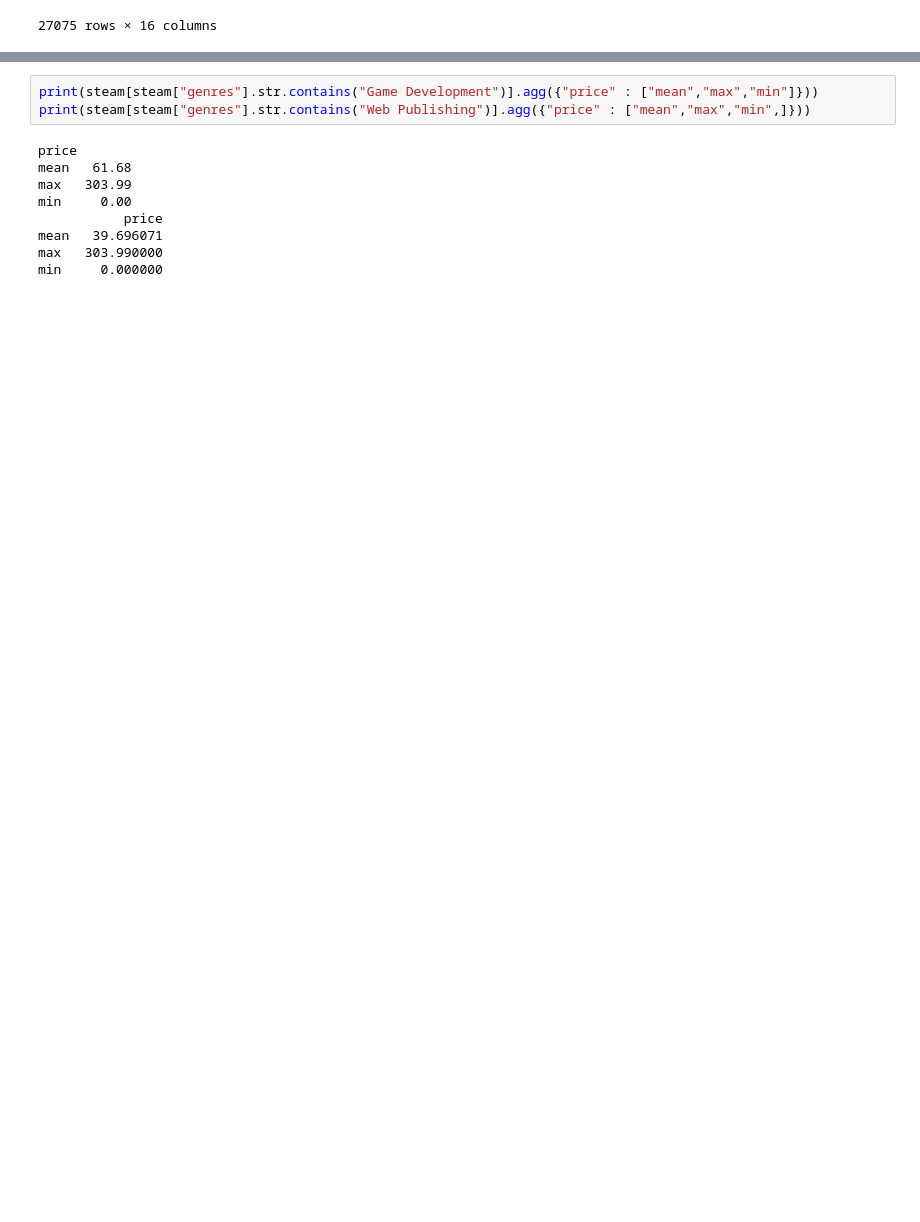
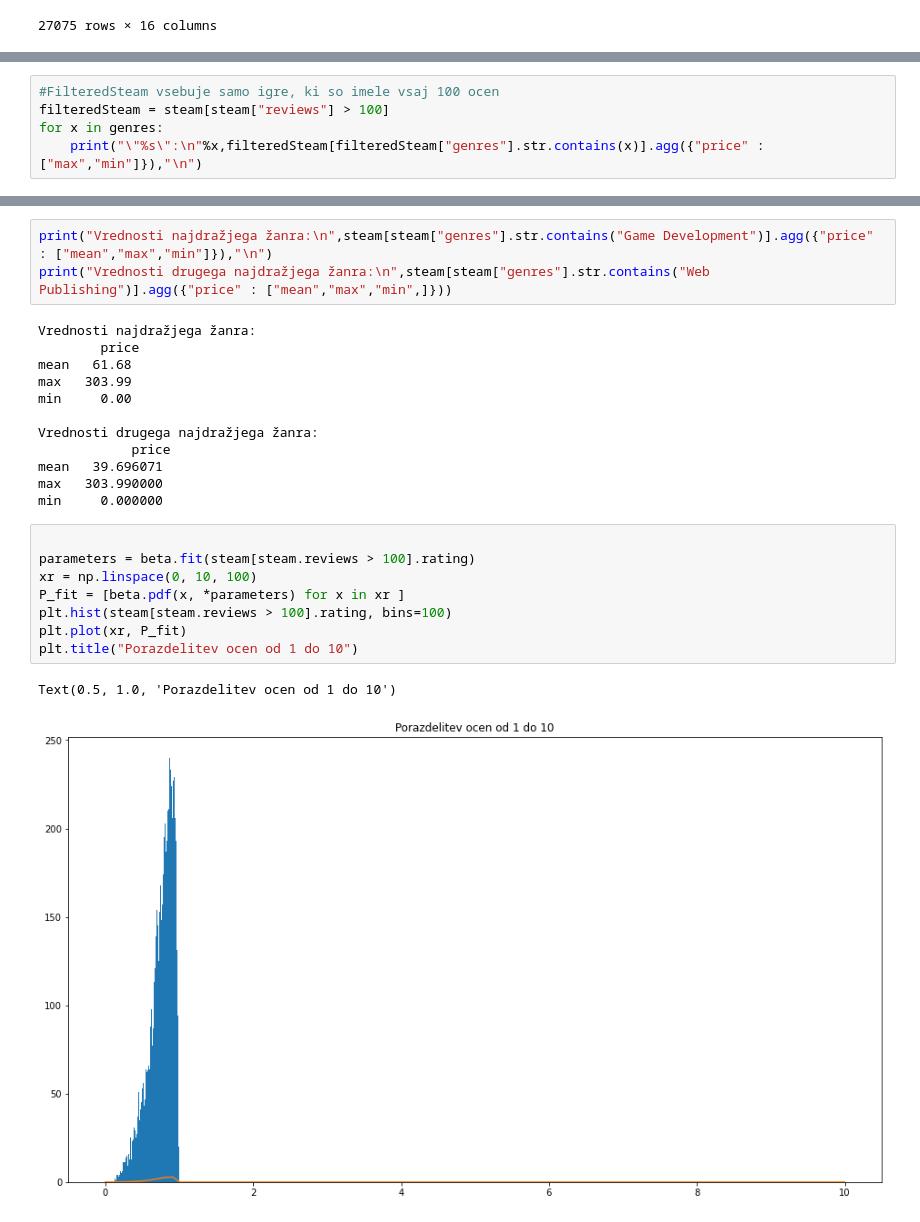
Before and after one commit to matejgrzinic/PR20MGDPMZML, a Jupyter notebook: zupancic.ipynb, the cells around one changed output, grey strips where cells are left out. Drawn from its saved outputs; the diff is of its cells as text; blank space fills up the shorter version.

Commit message:
porazdelitevNormalBeta_ocene

```diff
--- a/zupancic.ipynb
+++ b/zupancic.ipynb
@@ -318,0 +289,5 @@ steam
+# %%
+#FilteredSteam vsebuje samo igre, ki so imele vsaj 100 ocen
+filteredSteam = steam[steam["reviews"] > 100]
+for x in genres:
+    print("\"%s\":\n"%x,filteredSteam[filteredSteam["genres"].str.contains(x)].agg({"price" : ["max","min"]}),"\n")
@@ -319,12 +312,26 @@ steam
 # %%
-print(steam[steam["genres"].str.contains("Game Development")].agg({"price" : ["mean","max","min"]}))
-print(steam[steam["genres"].str.contains("Web Publishing")].agg({"price" : ["mean","max","min",]}))
+print("Vrednosti najdražjega žanra:\n",steam[steam["genres"].str.contains("Game Development")].agg({"price" : ["mean","max","min"]}),"\n")
+print("Vrednosti drugega najdražjega žanra:\n",steam[steam["genres"].str.contains("Web Publishing")].agg({"price" : ["mean","max","min",]}))
 # %% [output]
-price
+Vrednosti najdražjega žanra:
+        price
 mean   61.68
 max   303.99
 min     0.00
-           price
+
+Vrednosti drugega najdražjega žanra:
+            price
 mean   39.696071
 max   303.990000
 min     0.000000
+# %%
+
+parameters = beta.fit(steam[steam.reviews > 100].rating)
+xr = np.linspace(0, 10, 100)
+P_fit = [beta.pdf(x, *parameters) for x in xr ]
+plt.hist(steam[steam.reviews > 100].rating, bins=100)
+plt.plot(xr, P_fit)
+plt.title("Porazdelitev ocen od 1 do 10")
+# %% [output]
+Text(0.5, 1.0, 'Porazdelitev ocen od 1 do 10')
+[figure, added]
```
Also changed, not shown: parts of 7 cells of this notebook.
